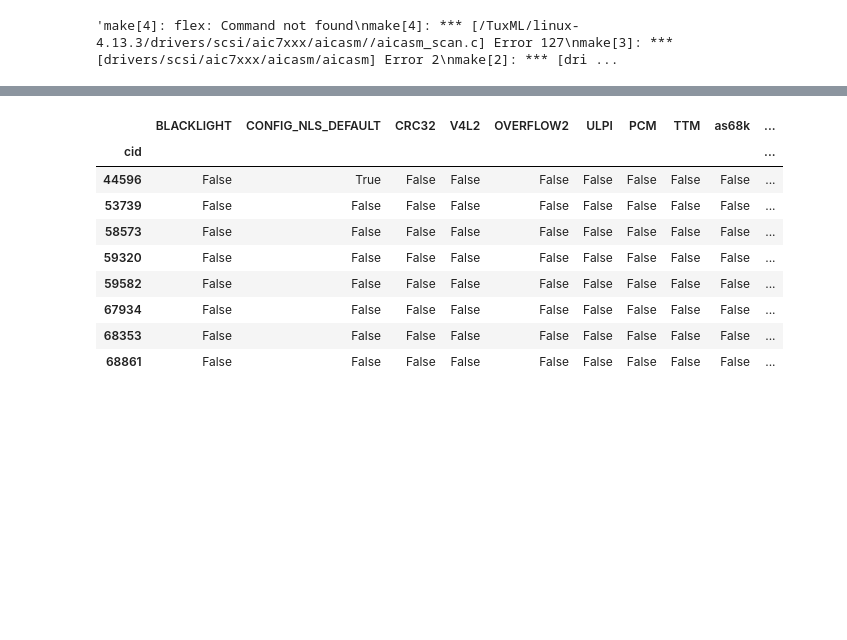
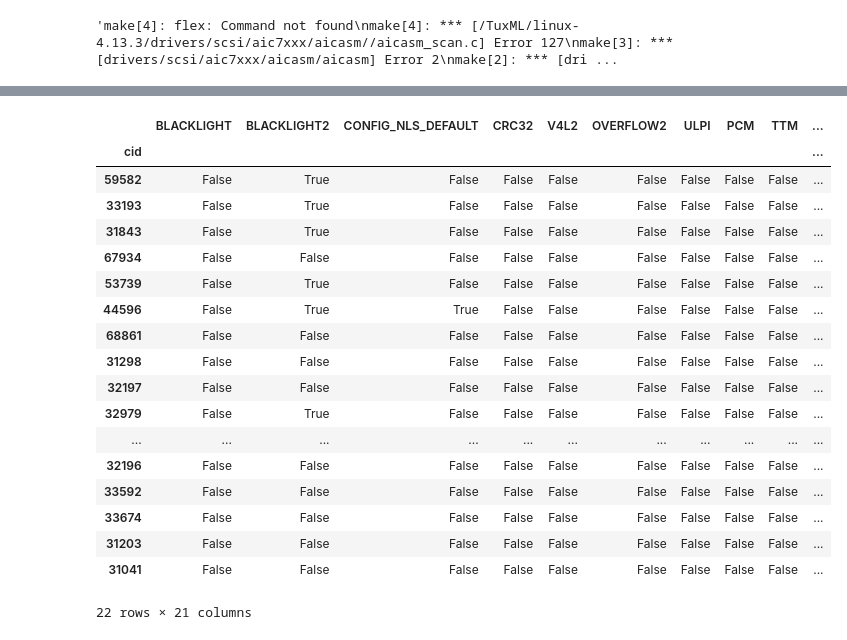
Before and after one commit to harel-coffee/compilation-analysis-auto, a Jupyter notebook: ClusterAnalysis.ipynb, the cells around one changed output, grey strips where cells are left out. Saved outputs shown, nothing was run; the diff lists cells and outputs as text; code cells hidden in the pictures; blank space fills up the shorter version.

```diff
--- a/ClusterAnalysis.ipynb
+++ b/ClusterAnalysis.ipynb
@@ -4,8 +4,8 @@ import pandas as pd
 errorlogs = pd.read_pickle('errlogs.pkl')
 # found thanks to clustering!
 suspicious_cids = [70715, 70716, 74459, 74460, 74461, 74463, 74464]
-#for cid in suspicious_cids:
-#    errorlogs[errorlogs.cid != cid]
+for cid in suspicious_cids:
+    errorlogs = errorlogs[errorlogs.cid != cid]
 # %%
 len(errorlogs)
 # %% [output]
@@ -178,15 +186,24 @@ error_pattern.query('nb_patterns >= 2 & (as68k == True & AIC7XXX == False)').sor
 # %%
 #error_pattern.query('nb_patterns == 2 & (as68k == False & AIC7XXX == True)').sort_values(by='nb_patterns', ascending=False)
-error_pattern.query('nb_patterns >= 2 & (as68k == False & AICDB == False & AIC7XXX == True)').sort_values(by='nb_patterns', ascending=False)
+error_pattern.query('nb_patterns >= 2 & (AS68K == False & AICDB == False & AIC7XXX == True)').sort_values(by='nb_patterns', ascending=False)
 # %% [output]
-|  | BLACKLIGHT | CONFIG_NLS_DEFAULT | CRC32 | V4L2 | OVERFLOW2 | ULPI | PCM | TTM | as68k | ... |
+|  | BLACKLIGHT | BLACKLIGHT2 | CONFIG_NLS_DEFAULT | CRC32 | V4L2 | OVERFLOW2 | ULPI | PCM | TTM | ... |
 | cid |  |  |  |  |  |  |  |  |  | ... |
-| 44596 | False | True | False | False | False | False | False | False | False | ... |
-| 53739 | False | False | False | False | False | False | False | False | False | ... |
-| 58573 | False | False | False | False | False | False | False | False | False | ... |
-| 59320 | False | False | False | False | False | False | False | False | False | ... |
-| 59582 | False | False | False | False | False | False | False | False | False | ... |
+| 59582 | False | True | False | False | False | False | False | False | False | ... |
+| 33193 | False | True | False | False | False | False | False | False | False | ... |
+| 31843 | False | True | False | False | False | False | False | False | False | ... |
 | 67934 | False | False | False | False | False | False | False | False | False | ... |
-| 68353 | False | False | False | False | False | False | False | False | False | ... |
+| 53739 | False | True | False | False | False | False | False | False | False | ... |
+| 44596 | False | True | True | False | False | False | False | False | False | ... |
 | 68861 | False | False | False | False | False | False | False | False | False | ... |
+| 31298 | False | False | False | False | False | False | False | False | False | ... |
+| 32197 | False | False | False | False | False | False | False | False | False | ... |
+| 32979 | False | True | False | False | False | False | False | False | False | ... |
+| ... | ... | ... | ... | ... | ... | ... | ... | ... | ... | ... |
+| 32196 | False | False | False | False | False | False | False | False | False | ... |
+| 33592 | False | False | False | False | False | False | False | False | False | ... |
+| 33674 | False | False | False | False | False | False | False | False | False | ... |
+| 31203 | False | False | False | False | False | False | False | False | False | ... |
+| 31041 | False | False | False | False | False | False | False | False | False | ... |
+22 rows × 21 columns
 # %%
```
Also changed, not shown: parts of 16 cells of this notebook, 1 other file.
